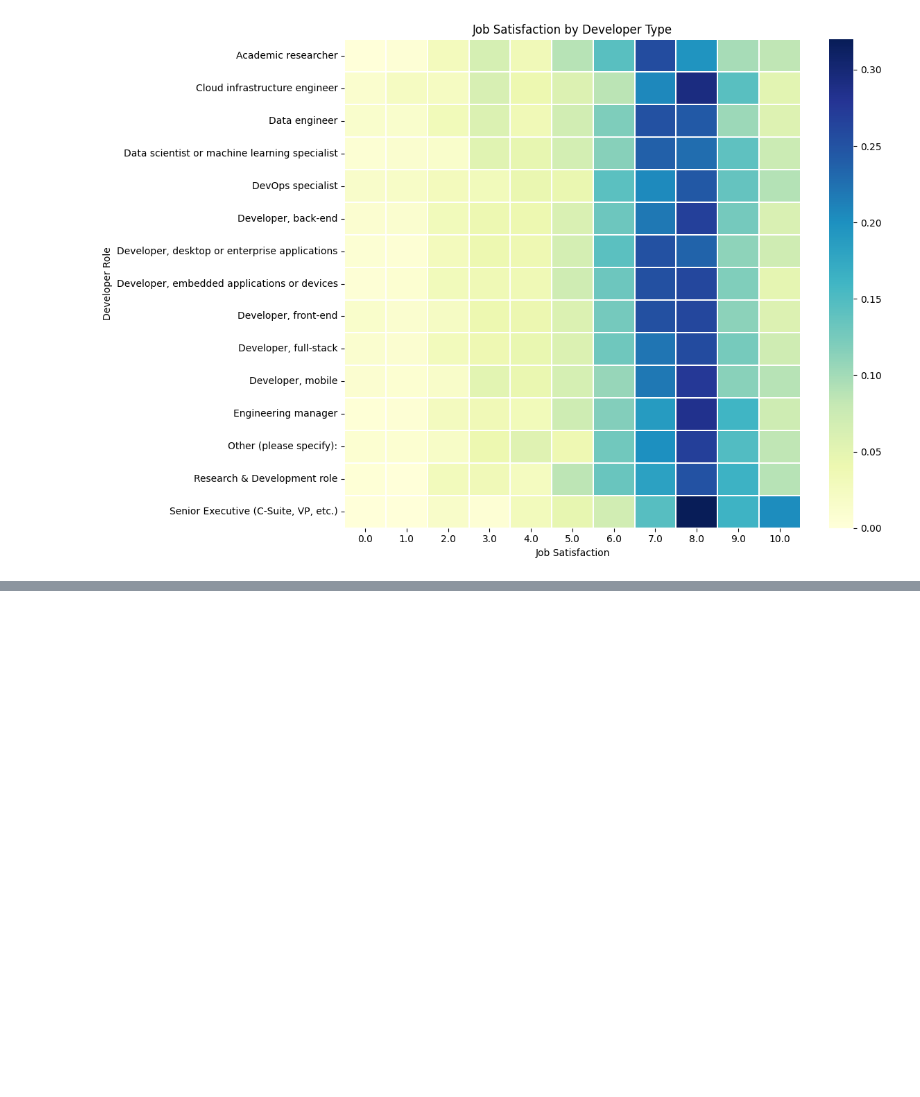
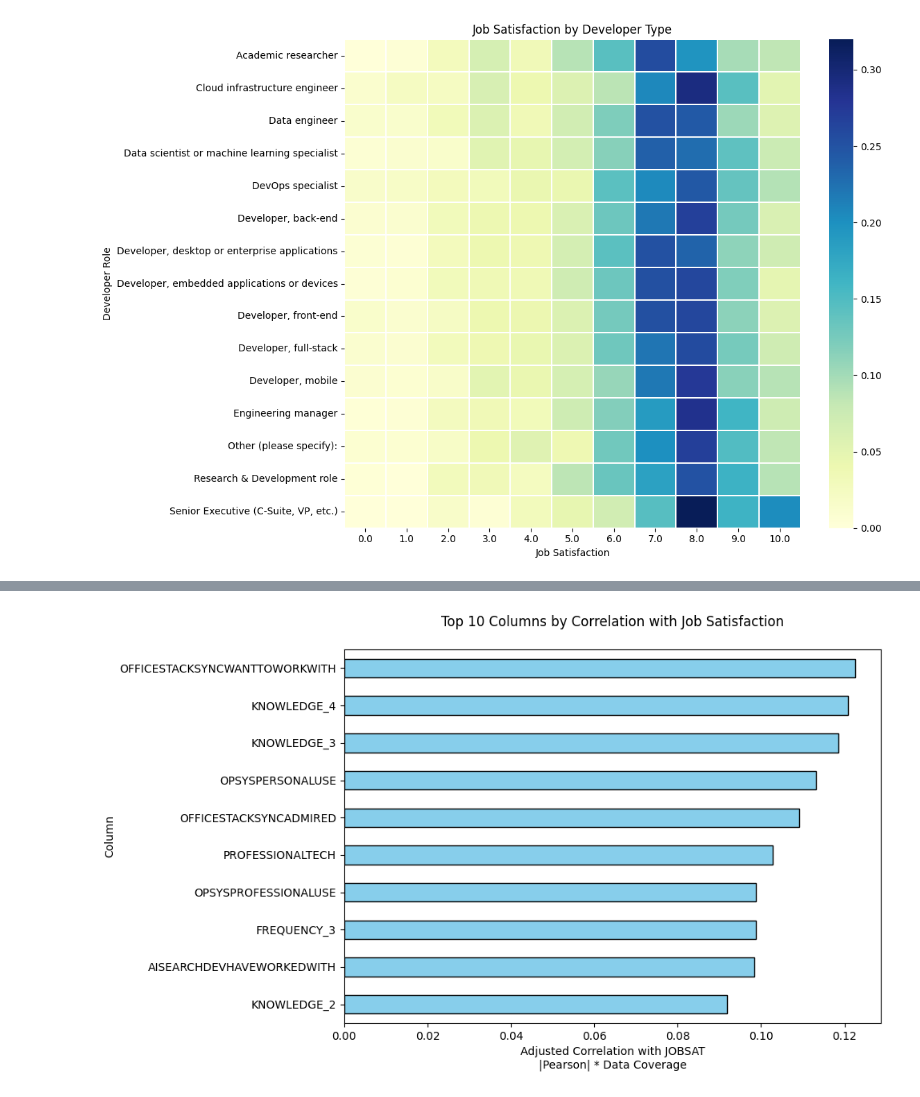
Before and after one commit to adni8025/Stack-Overflow-Developer-Survey-Data-Mining, a Jupyter notebook: thefile.ipynb, the cells around one changed output, grey strips where cells are left out. Drawn from its saved outputs; the diff is of its cells as text; code cells hidden in the pictures; blank space fills up the shorter version.

```diff
--- a/thefile.ipynb
+++ b/thefile.ipynb
@@ -608,0 +700,80 @@ plt.tight_layout()
+# %%
+import pandas as pd
+import numpy as np
+import matplotlib.pyplot as plt
+
+def correlation_ratio(categories, values):
+    fcat, _ = pd.factorize(categories)
+    cat_num = np.max(fcat) + 1
+
+    if cat_num < 2 or len(values) == 0:
+        return np.nan
+
+    y_mean = np.nanmean(values)
+
+    ss_between = 0.0
+    ss_total = 0.0
+
+    for i in range(cat_num):
+        cat_values = values[fcat == i]
+        if len(cat_values) == 0:
+            continue
+        cat_mean = np.nanmean(cat_values)
+        ss_between += len(cat_values) * (cat_mean - y_mean) ** 2
+
+    ss_total = np.nansum((values - y_mean) ** 2)
+
+    if ss_total == 0:
+        return np.nan
+    return np.sqrt(ss_between / ss_total)
+
+corr_values = {}
+total_rows = len(odf_2024)
+
+for col in odf_2024.columns:
+    if col == 'JOBSAT':
+        continue
+    if col.startswith('JOBSATPOINTS_'):
+        continue
+
+    odf_2024_cleaned = odf_2024[[col, 'JOBSAT']].dropna()
+    if odf_2024_cleaned.empty:
+        continue
+
+    if odf_2024_cleaned[col].nunique() <= 1:
+        continue
+
+    fraction_of_data = len(odf_2024_cleaned) / total_rows
+
+    if pd.api.types.is_numeric_dtype(odf_2024_cleaned[col]):
+        raw_corr = odf_2024_cleaned[col].corr(odf_2024_cleaned['JOBSAT'], method='pearson')
+        if pd.isna(raw_corr):
+            continue
+        adjusted_corr = abs(raw_corr) * fraction_of_data
+    else:
+        cat_values = odf_2024_cleaned[col].values
+        job_values = odf_2024_cleaned['JOBSAT'].values
+        raw_corr = correlation_ratio(cat_values, job_values)
+        if pd.isna(raw_corr):
+            continue
+        adjusted_corr = raw_corr * fraction_of_data
+
+    corr_values[col] = adjusted_corr
+
+all_corr = pd.Series(corr_values).sort_values(ascending=False)
+
+next_10_corr = all_corr.iloc[10:20]
+
+if next_10_corr.empty:
+    print("No columns found in the 11th to 20th rank after filtering.")
+else:
+    plt.figure(figsize=(10, 6))
+    next_10_corr.plot(kind='barh', color='skyblue', edgecolor='black')
+    plt.xlabel("Adjusted Correlation with JOBSAT\n|Pearson| * Data Coverage")
+    plt.ylabel("Column")
+    plt.title("Top 10 Columns by Correlation with Job Satisfaction\n")
+    plt.gca().invert_yaxis()
+    plt.tight_layout()
+    plt.show()
+# %% [output]
+[figure, added]
```
Also changed, not shown: parts of 5 cells of this notebook.
